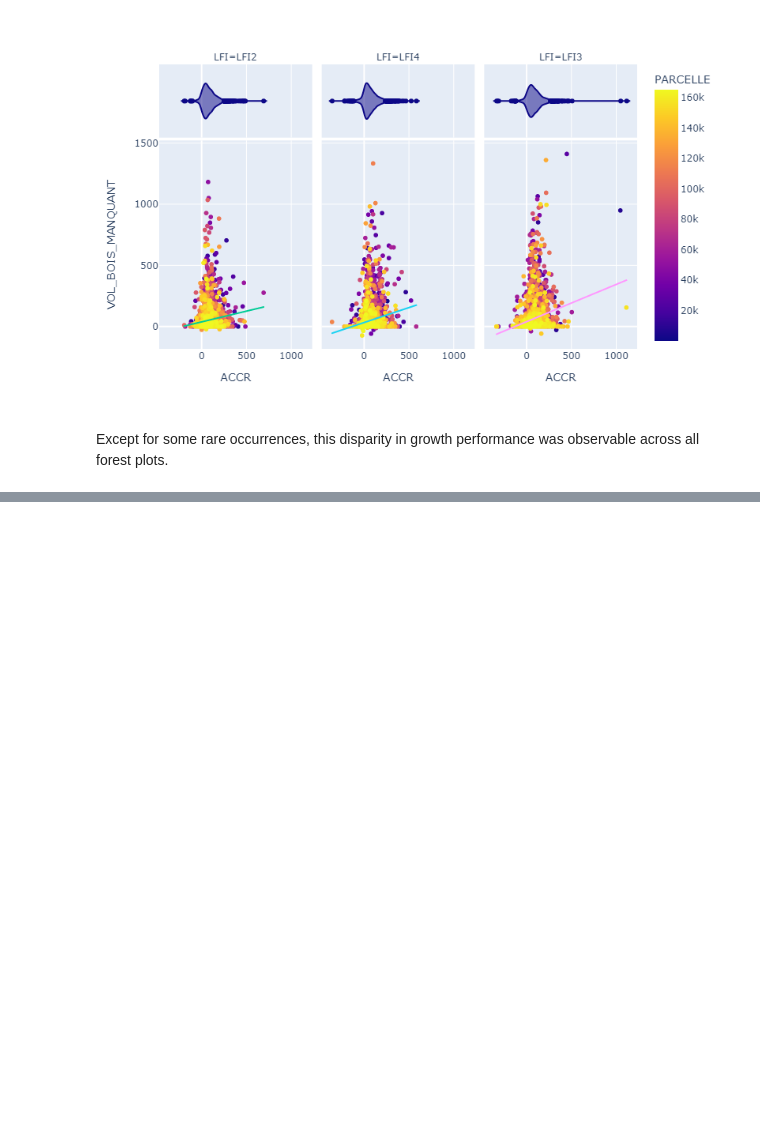
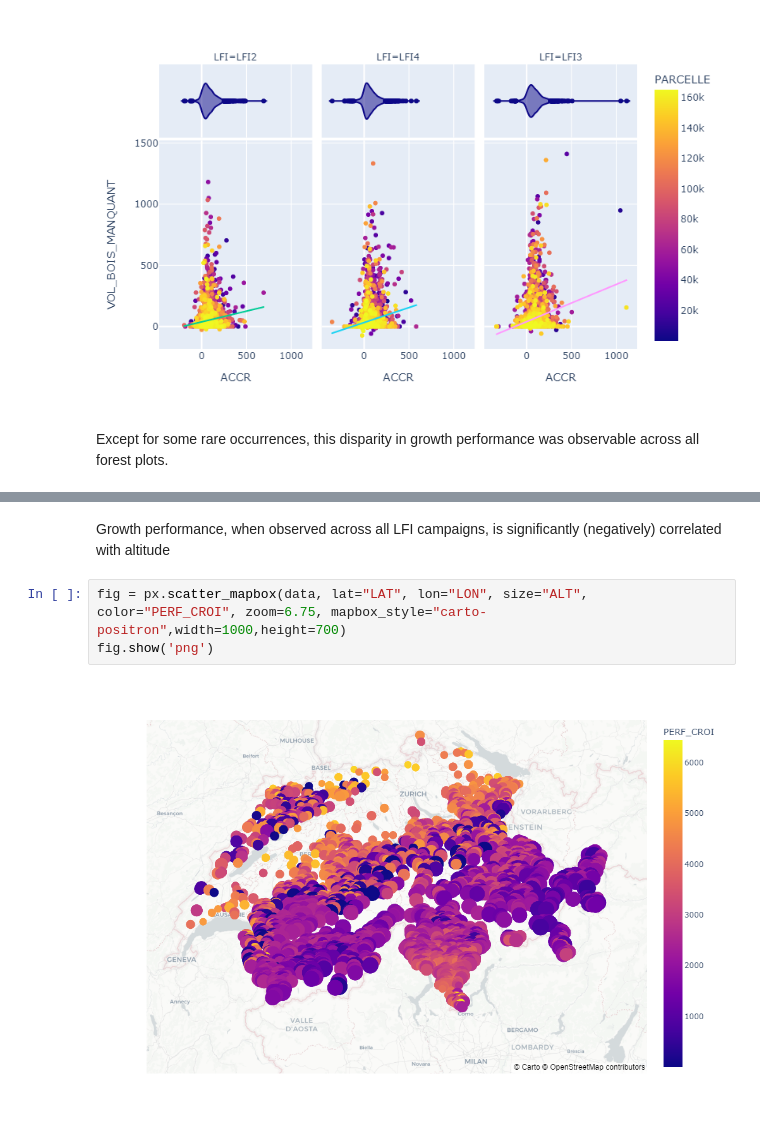
Before and after one commit to Ukratic/Jedha_fullstack, a Jupyter notebook: 6. Protective Forests/eda.ipynb, the cells around one changed output, grey strips where cells are left out. Drawn from its saved outputs; the diff is of its cells as text; blank space fills up the shorter version.

```diff
--- a/6. Protective Forests/eda.ipynb
+++ b/6. Protective Forests/eda.ipynb
@@ -122,0 +130,7 @@ fig.show('png')
+# %% [markdown]
+Growth performance, when observed across all LFI campaigns, is significantly (negatively) correlated with altitude
+# %%
+fig = px.scatter_mapbox(data, lat="LAT", lon="LON", size="ALT", color="PERF_CROI", zoom=6.75, mapbox_style="carto-positron",width=1000,height=700)
+fig.show('png')
+# %% [output]
+[figure, added]
```
Also changed, not shown: parts of 6 cells of this notebook, 7 other files.
